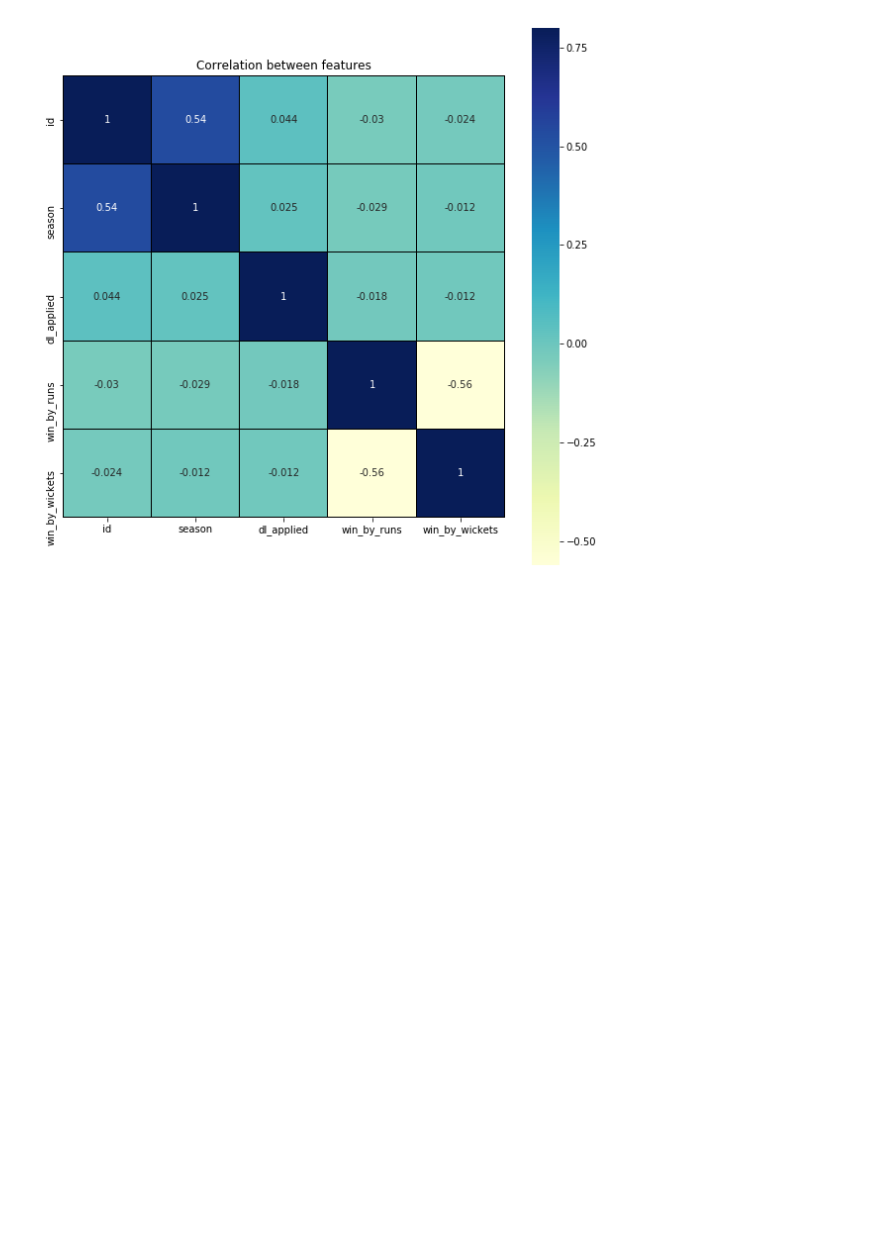
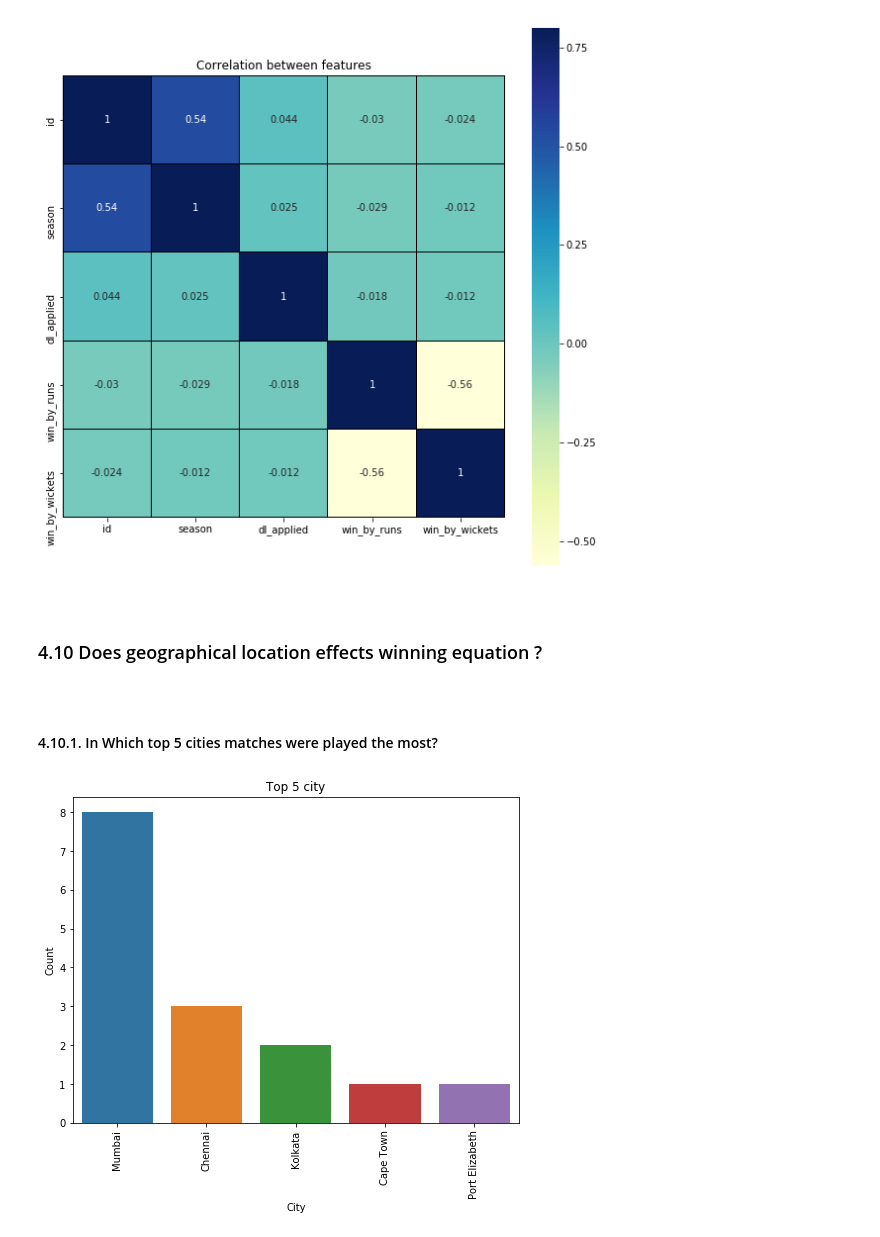
Before and after one commit to ashiish07/IPL_Matches_Case_Study, a Jupyter notebook: jupyter_notebook/Python_project_first.ipynb, the cells around one changed output. Saved outputs shown, nothing was run; the diff lists cells and outputs as text; code cells hidden in the pictures; blank space fills up the shorter version.

```diff
--- a/jupyter_notebook/Python_project_first.ipynb
+++ b/jupyter_notebook/Python_project_first.ipynb
@@ -339,3 +346,38 @@ plt.title('Correlation between features')
 # %% [output]
 Text(0.5,1,'Correlation between features')
 [figure]
+# %% [markdown]
+<a id=section410></a>
+# %% [markdown]
+### 4.10 Does geographical location effects winning equation ?
+# %% [markdown]
+<a id=section411></a>
+# %% [markdown]
+#### 4.10.1. In Which top 5 cities matches were played the most?
+# %%
+# city effects the winning equation b/w Mumbai Indians & Chennai Super Kings
+
+ipl_mat_data_top2_winner_venue=ipl_mat_data[(ipl_mat_data['season'].between(2008,2018)) & ((ipl_mat_data['team1']=='Mumbai Indians') & (ipl_mat_data['team2']=='Chennai Super Kings'))
+                        | ((ipl_mat_data['team1']=='Chennai Super Kings') & (ipl_mat_data['team2']=='Mumbai Indians')) & ((ipl_mat_data['win_by_runs'] >=1)
+                        & (ipl_mat_data['win_by_wickets']==0))]
+
+#ipl_mat_data_top2_winner_by_runs['runs_range'] = pd.cut(ipl_mat_data_top2_winner_by_runs['win_by_runs'].dropna(),
+ #                        [0,20,40,60,80,100],
+ #                        labels=['<20','20-40','40-60','60-80','80+'], include_lowest=True)
+
+#fig,ax =plt.subplots(figsize=(12,10))
+#sns.countplot(data = ipl_mat_data_top2_winner_venue,x = 'runs_range', hue='venue',palette="Paired")
+#plt.title('Winning Runs Range for top 2 teams with respect to venues')
+
+from collections import Counter
+city_count = Counter(ipl_mat_data_top2_winner_venue['city'].dropna().tolist()).most_common(5)
+city_idx = [country[0] for country in city_count]
+city_val = [country[1] for country in city_count]
+fig,ax = plt.subplots(figsize=(8,6))
+sns.barplot(x = city_idx,y=city_val ,ax =ax)
+plt.title('Top 5 city')
+plt.xlabel('City')
+plt.ylabel('Count')
+ticks = plt.setp(ax.get_xticklabels(),rotation=90)
+# %% [output]
+[figure, added]
```
Also changed, not shown: parts of 8 cells of this notebook.
